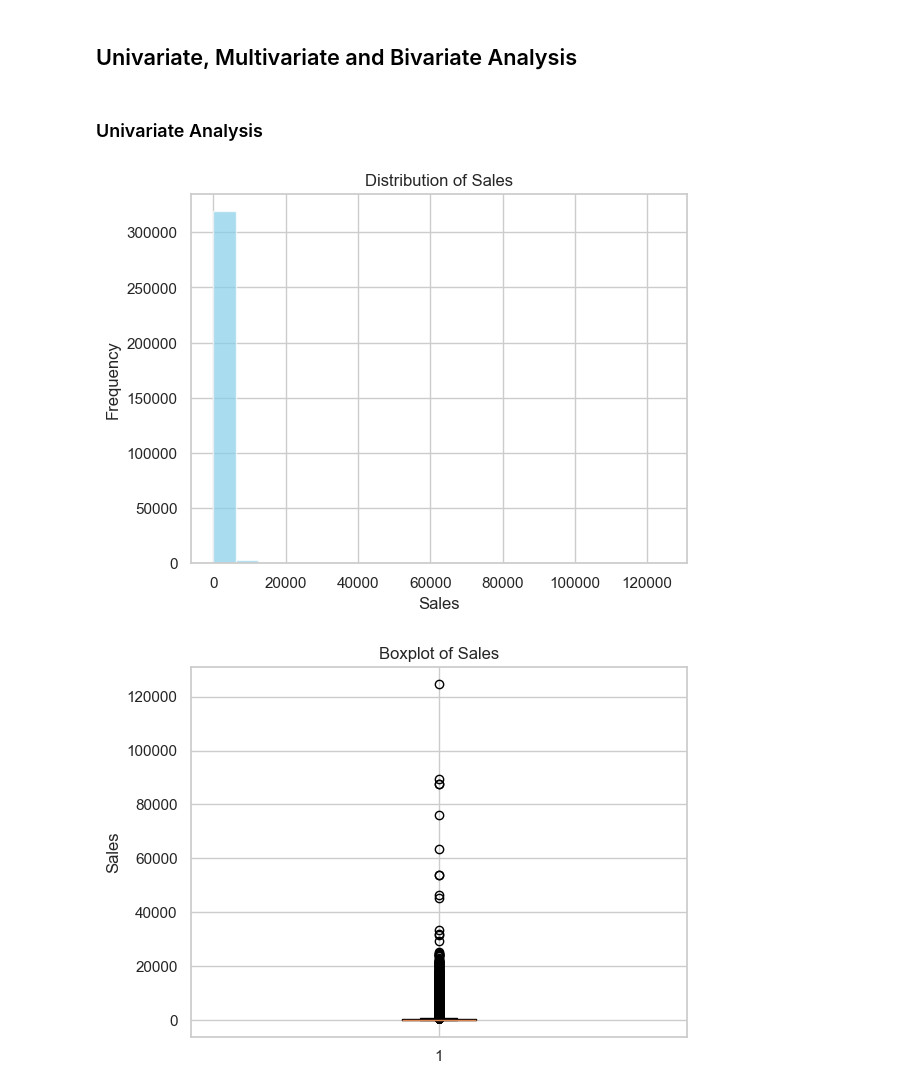
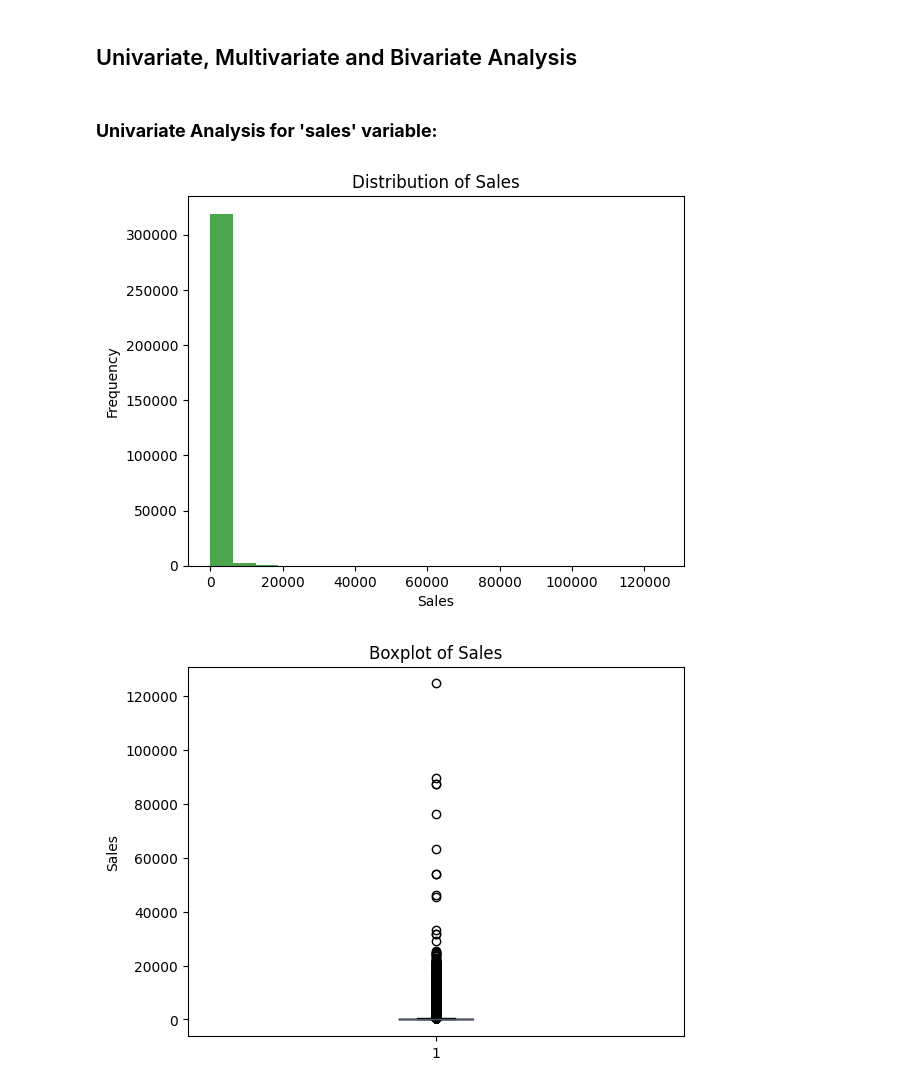
Before and after one commit to Samidirbsa/LP3-Regression, a Jupyter notebook: main.ipynb, the cells around one changed output. Cells and saved outputs as stored; diff of their text form; code cells hidden in the pictures.

```diff
--- a/main.ipynb
+++ b/main.ipynb
@@ -456,0 +474,14 @@ fig.show()
+# %%
+# Complete the missing dates in the train dataset
+# Create an index of the missing dates as a DatetimeIndex object
+missing_dates = pd.Index(['2013-12-25', '2014-12-25', '2015-12-25', '2016-12-25'], dtype='datetime64[ns]')
+
+# Create a DataFrame with the missing dates, using the 'date' column
+missing_data = pd.DataFrame({'date': missing_dates})
+
+# Concatenate the original train dataset and the missing data DataFrame
+# ignore_index=True ensures a new index is assigned to the resulting DataFrame
+df_train = pd.concat([df_train, missing_data], ignore_index=True)
+
+# Sort the DataFrame based on the 'date' column in ascending order
+df_train.sort_values('date', inplace=True)
@@ -616,20 +662,22 @@ memory usage: 39.6+ MB
 # %% [markdown]
 ## Univariate, Multivariate and Bivariate Analysis
 # %% [markdown]
-### Univariate Analysis
+### **Univariate Analysis for 'sales' variable:**
 # %%
 # Histogram
-plt.hist(merged_df['sales'], bins=20, color='skyblue', alpha=0.7)
+plt.hist(merged_df['sales'], bins=20, color='green', alpha=0.7 )
 plt.xlabel('Sales')
 plt.ylabel('Frequency')
 plt.title('Distribution of Sales')
+plt.grid(False)
 plt.show()
 
 # Boxplot
-plt.boxplot(merged_df['sales'])
+plt.boxplot(merged_df['sales'] )
 plt.ylabel('Sales')
 plt.title('Boxplot of Sales')
+plt.grid(False)
 plt.show()
 # %% [output]
-[figure, old version]
+[figure, new version]
-[figure, old version]
+[figure, new version]
```
Also changed, not shown: parts of 70 cells of this notebook, 1 other file.
